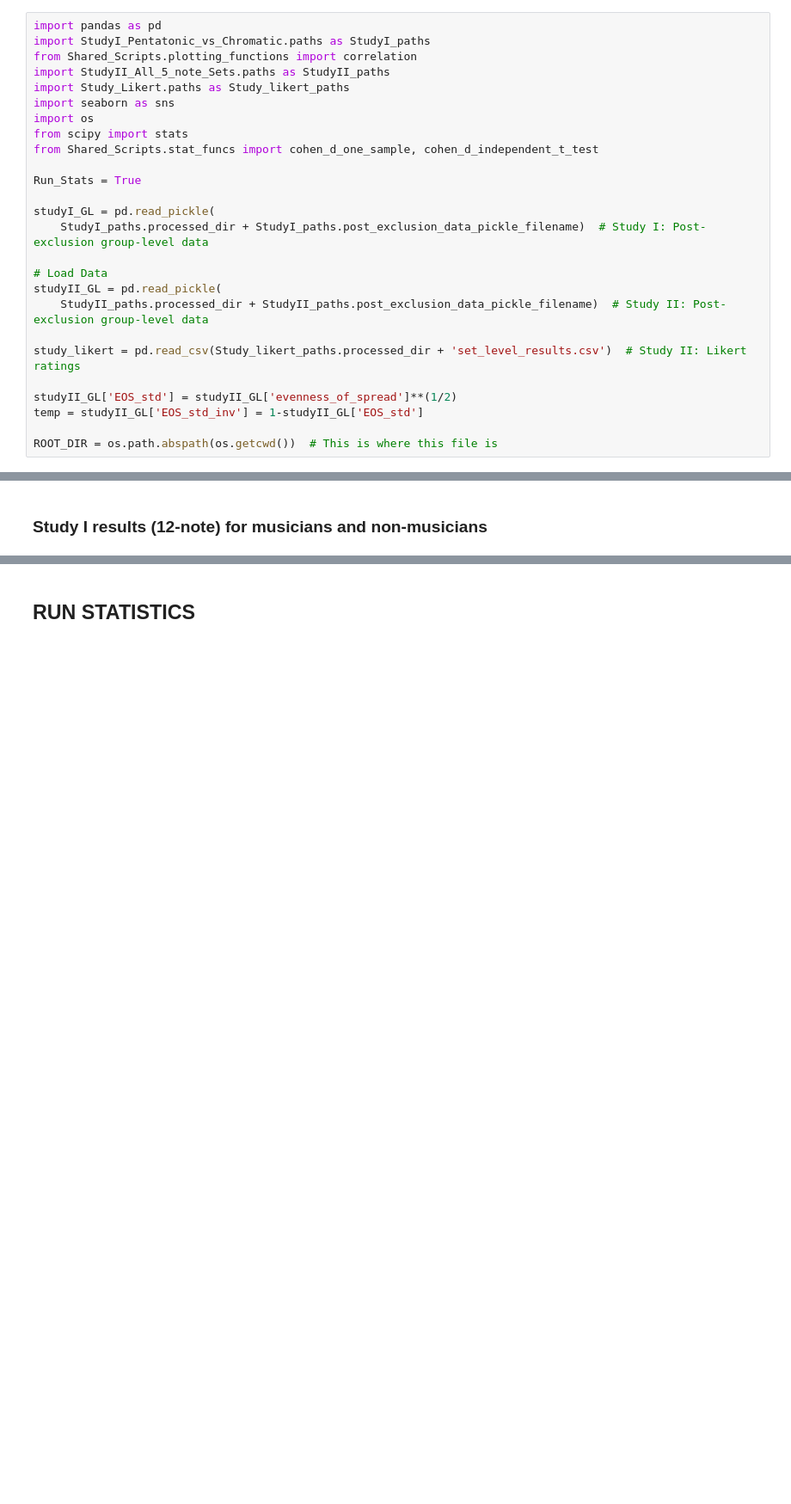
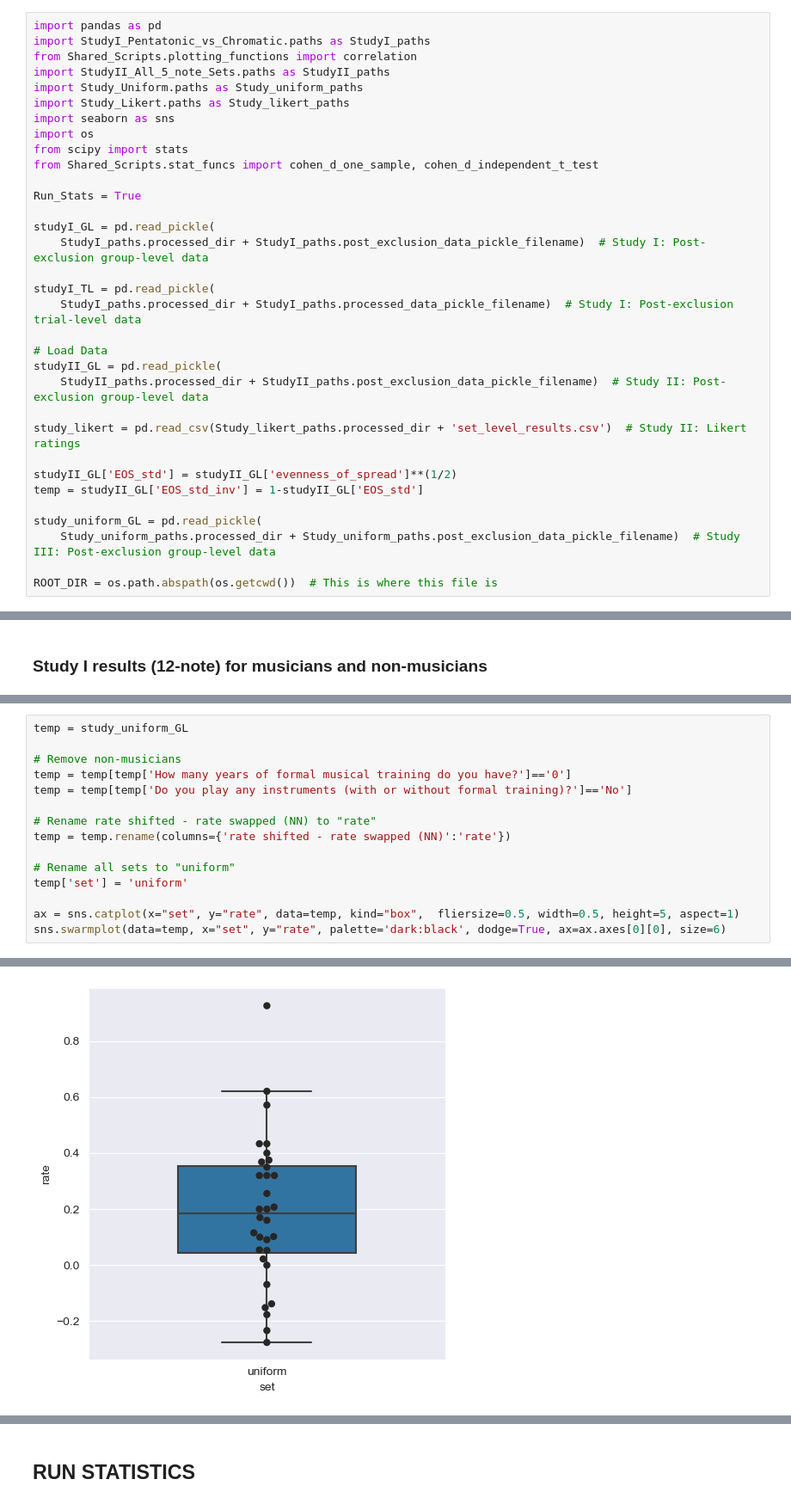
Before and after one commit to MichaelSel/set_membership_paper, a Jupyter notebook: 4. Supplementary Figures.ipynb, the cells around one changed output, grey strips where cells are left out. Shown at 86% size. Saved outputs shown, nothing was run; the diff lists cells and outputs as text; blank space fills up the shorter version.

Commit message:
Added supplementary analyses post review

```diff
--- a/4. Supplementary Figures.ipynb
+++ b/4. Supplementary Figures.ipynb
@@ -6,6 +6,7 @@ import pandas as pd
 import StudyI_Pentatonic_vs_Chromatic.paths as StudyI_paths
 from Shared_Scripts.plotting_functions import correlation
 import StudyII_All_5_note_Sets.paths as StudyII_paths
+import Study_Uniform.paths as Study_uniform_paths
 import Study_Likert.paths as Study_likert_paths
 import seaborn as sns
 import os
@@ -17,6 +18,9 @@ Run_Stats = True
 studyI_GL = pd.read_pickle(
     StudyI_paths.processed_dir + StudyI_paths.post_exclusion_data_pickle_filename)  # Study I: Post-exclusion group-level data
 
+studyI_TL = pd.read_pickle(
+    StudyI_paths.processed_dir + StudyI_paths.processed_data_pickle_filename)  # Study I: Post-exclusion trial-level data
+
 # Load Data
 studyII_GL = pd.read_pickle(
     StudyII_paths.processed_dir + StudyII_paths.post_exclusion_data_pickle_filename)  # Study II: Post-exclusion group-level data
@@ -26,6 +30,9 @@ study_likert = pd.read_csv(Study_likert_paths.processed_dir + 'set_level_results
 studyII_GL['EOS_std'] = studyII_GL['evenness_of_spread']**(1/2)
 temp = studyII_GL['EOS_std_inv'] = 1-studyII_GL['EOS_std']
 
+study_uniform_GL = pd.read_pickle(
+    Study_uniform_paths.processed_dir + Study_uniform_paths.post_exclusion_data_pickle_filename)  # Study III: Post-exclusion group-level data
+
 ROOT_DIR = os.path.abspath(os.getcwd())  # This is where this file is
 # %% [markdown]
 ### Score distribution Table (in LaTeX format)
@@ -157,0 +189,16 @@ ax.savefig(ROOT_DIR + "/Plots/StudyI_musicianship.svg", format="svg", dpi=300)
+# %%
+temp = study_uniform_GL
+
+# Remove non-musicians
+temp = temp[temp['How many years of formal musical training do you have?']=='0']
+temp = temp[temp['Do you play any instruments (with or without formal training)?']=='No']
+
+# Rename rate shifted - rate swapped (NN) to "rate"
+temp = temp.rename(columns={'rate shifted - rate swapped (NN)':'rate'})
+
+# Rename all sets to "uniform"
+temp['set'] = 'uniform'
+
+ax = sns.catplot(x="set", y="rate", data=temp, kind="box",  fliersize=0.5, width=0.5, height=5, aspect=1)
+sns.swarmplot(data=temp, x="set", y="rate", palette='dark:black', dodge=True, ax=ax.axes[0][0], size=6)
+# %% [output]
@@ -157,0 +206 @@ ax.savefig(ROOT_DIR + "/Plots/StudyI_musicianship.svg", format="svg", dpi=300)
+[figure, added]
```
Also changed, not shown: parts of 6 cells of this notebook.
